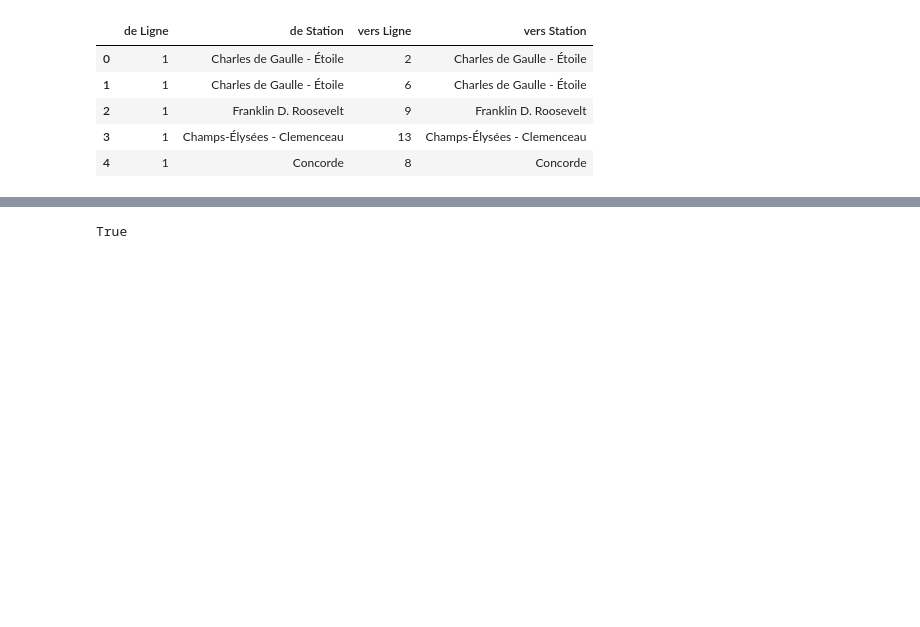
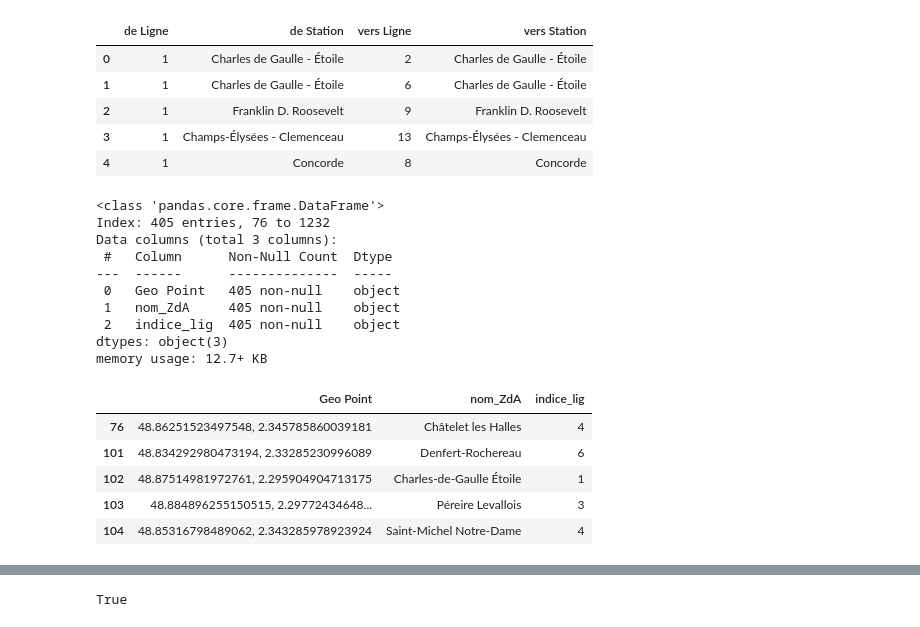
Before and after one commit to SerranoAdrian/FlowForecasting, a Jupyter notebook: ChallengeAlstomIAPau.ipynb, the cells around one changed output, grey strips where cells are left out. Saved outputs shown, nothing was run; the diff lists cells and outputs as text; code cells hidden in the pictures; blank space fills up the shorter version.

```diff
--- a/ChallengeAlstomIAPau.ipynb
+++ b/ChallengeAlstomIAPau.ipynb
@@ -65,3 +44,27 @@ memory usage: 31.7+ KB
 | 2 | 1 | Franklin D. Roosevelt | 9 | Franklin D. Roosevelt |
 | 3 | 1 | Champs-Élysées - Clemenceau | 13 | Champs-Élysées - Clemenceau |
 | 4 | 1 | Concorde | 8 | Concorde |
+# %%
+df_complete_network = pd.read_csv('emplacement-des-gares-idf.csv', sep=';')
+df_complete_network = df_complete_network[df_complete_network['mode'] == 'METRO']
+df_complete_network = df_complete_network[['Geo Point', 'nom_ZdA', 'indice_lig']]
+# df_complete_network['nom_ZdC'] = df_complete_network['nom_ZdC'].apply(unidecode)
+df_complete_network.info()
+df_complete_network.head()
+# %% [output]
+<class 'pandas.core.frame.DataFrame'>
+Index: 405 entries, 76 to 1232
+Data columns (total 3 columns):
+ #   Column      Non-Null Count  Dtype
+---  ------      --------------  -----
+ 0   Geo Point   405 non-null    object
+ 1   nom_ZdA     405 non-null    object
+ 2   indice_lig  405 non-null    object
+dtypes: object(3)
+memory usage: 12.7+ KB
+|  | Geo Point | nom_ZdA | indice_lig |
+| 76 | 48.86251523497548, 2.345785860039181 | Châtelet les Halles | 4 |
+| 101 | 48.834292980473194, 2.33285230996089 | Denfert-Rochereau | 6 |
+| 102 | 48.87514981972761, 2.295904904713175 | Charles-de-Gaulle Étoile | 1 |
+| 103 | 48.884896255150515, 2.29772434648... | Péreire Levallois | 3 |
+| 104 | 48.85316798489062, 2.343285978923924 | Saint-Michel Notre-Dame | 4 |
```
Also changed, not shown: parts of 21 cells of this notebook, 1 other file.
